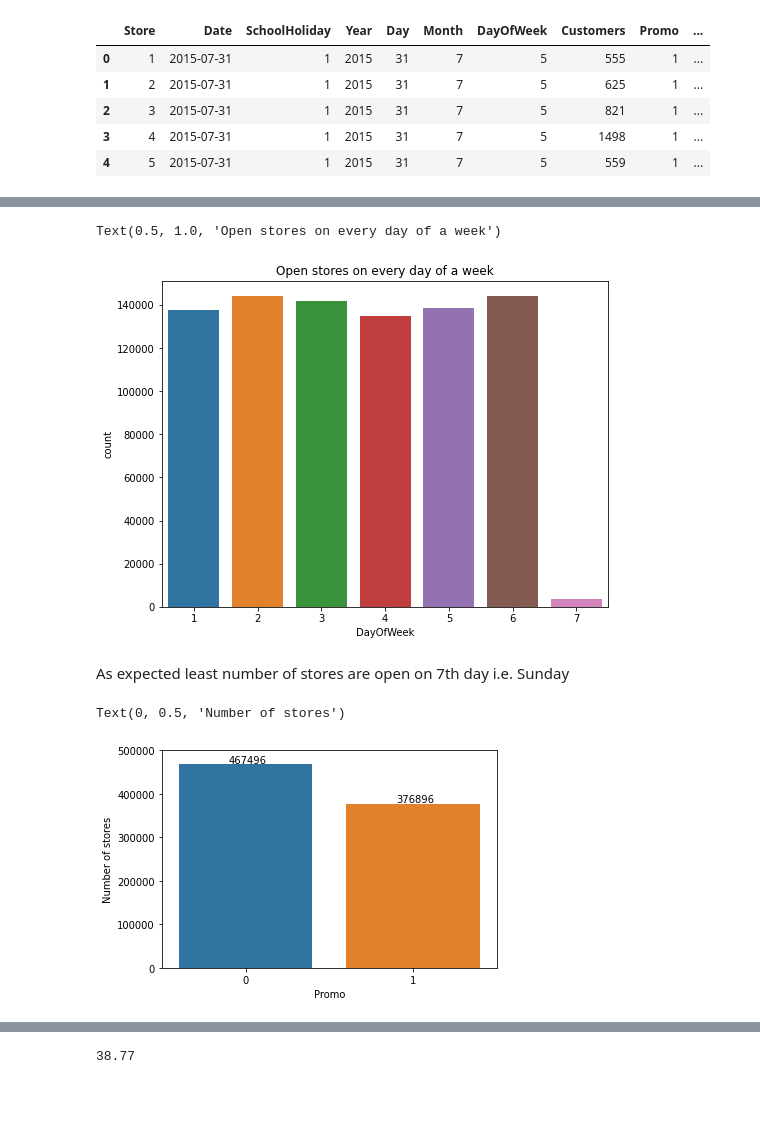
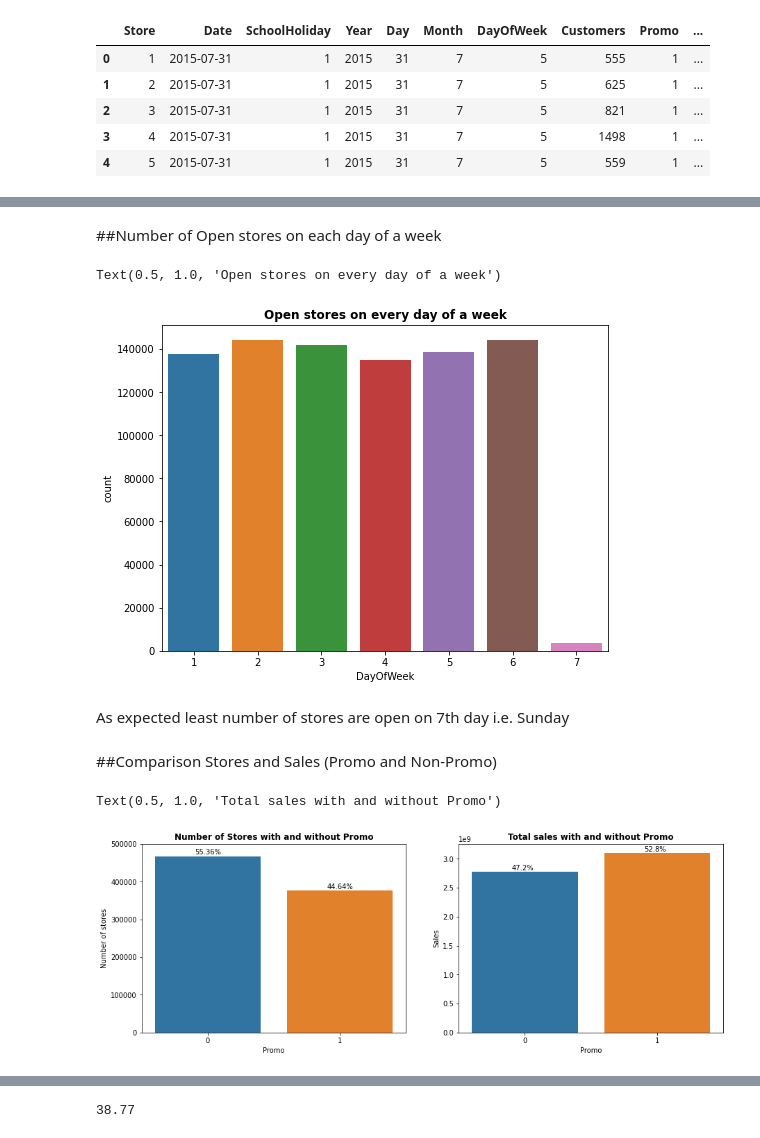
Before and after one commit to pranavdevi28/Rossmann_Sales_Prediction, a Jupyter notebook: Rossmann_Sales_Prediction_Capstone_Project.ipynb, the cells around one changed output, grey strips where cells are left out. Cells and saved outputs as stored; diff of their text form; code cells hidden in the pictures; blank space fills up the shorter version.

```diff
--- a/Rossmann_Sales_Prediction_Capstone_Project.ipynb
+++ b/Rossmann_Sales_Prediction_Capstone_Project.ipynb
@@ -405,0 +422,9 @@ We have imputed all Null values.
+# %%
+#converting data types
+store_df['CompetitionOpenSinceMonth'] = store_df['CompetitionOpenSinceMonth'].astype(int)
+store_df['CompetitionOpenSinceYear'] = store_df['CompetitionOpenSinceYear'].astype(int)
+
+store_df['Promo2SinceWeek'] = store_df['Promo2SinceWeek'].astype(int)
+store_df['Promo2SinceYear'] = store_df['Promo2SinceYear'].astype(int)
+
+store_df['CompetitionDistance'] = store_df['CompetitionDistance'].astype(int)
@@ -442,11 +481,2 @@ dtypes: datetime64[ns](1), float64(5), int64(11), object(4)
 memory usage: 141.7+ MB
-# %%
-#converting data types
-final_df['CompetitionOpenSinceMonth'] = final_df['CompetitionOpenSinceMonth'].astype(int)
-final_df['CompetitionOpenSinceYear'] = final_df['CompetitionOpenSinceYear'].astype(int)
-
-final_df['Promo2SinceWeek'] = final_df['Promo2SinceWeek'].astype(int)
-final_df['Promo2SinceYear'] = final_df['Promo2SinceYear'].astype(int)
-
-final_df['CompetitionDistance'] = final_df['CompetitionDistance'].astype(int)
 # %% [markdown]
@@ -481,24 +555,44 @@ Text(0.5, 1.0, 'Records per month')
+# %% [markdown]
+##Number of Open stores on each day of a week
 # %%
-#number of records belonging to each day of week
-
+#number of open stores on each day of week
 plt.figure(figsize=(8,6))
 sns.countplot(data=final_df, x='DayOfWeek')
-plt.title('Open stores on every day of a week')
+plt.title('Open stores on every day of a week', fontweight='bold')
 # %% [output]
 Text(0.5, 1.0, 'Open stores on every day of a week')
-[figure, old version]
+[figure, new version]
 # %% [markdown]
 As expected least number of stores are open on 7th day i.e. Sunday
+# %% [markdown]
+##Comparison Stores and Sales (Promo and Non-Promo)
 # %%
 #number of stores having and not having promo
+plt.figure(figsize=(15,5))
+
 promo_store = final_df.groupby(by='Promo')['Store'].count()
+plt.subplot(1,2,1)
 sns.countplot(data=final_df, x='Promo')
 
 for index, value in enumerate(promo_store.values):
-  plt.text(x=index-0.1, y= value+3000, s=value)
+  total_store = promo_store.values.sum()
+  plt.text(x=index-0.1, y= value+0.01*value, s= str(round((value/total_store)*100,2))+'%')
 
 plt.ylim(0.0, 500000)
 plt.ylabel('Number of stores')
+plt.title('Number of Stores with and without Promo', fontweight='bold')
+
+#total sales for stores with and without promo
+store_promo = final_df.groupby('Promo')['Sales'].sum()
+plt.subplot(1,2,2)
+sns.barplot(x=store_promo.index, y=store_promo.values)
+
+for index, value in enumerate(store_promo.values):
+  total_sale = store_promo.values.sum()
+  plt.text(x=index-0.1, y= value+0.01*value, s= str(round((value/total_sale)*100,2))+'%')
+
+plt.ylabel('Sales')
+plt.title('Total sales with and without Promo', fontweight='bold')
 # %% [output]
-Text(0, 0.5, 'Number of stores')
+Text(0.5, 1.0, 'Total sales with and without Promo')
-[figure, old version]
+[figure, new version]
```
Also changed, not shown: parts of 68 cells of this notebook.
